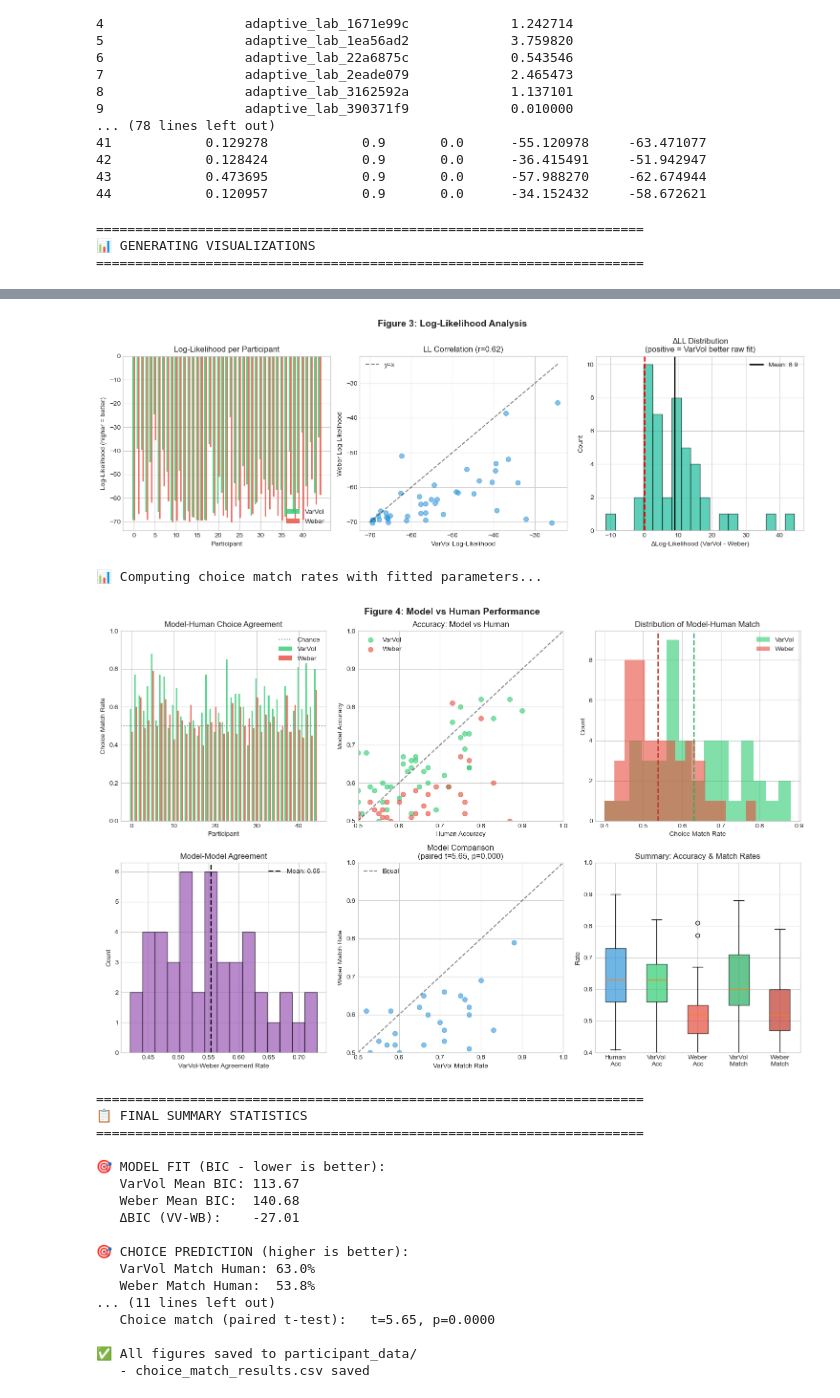
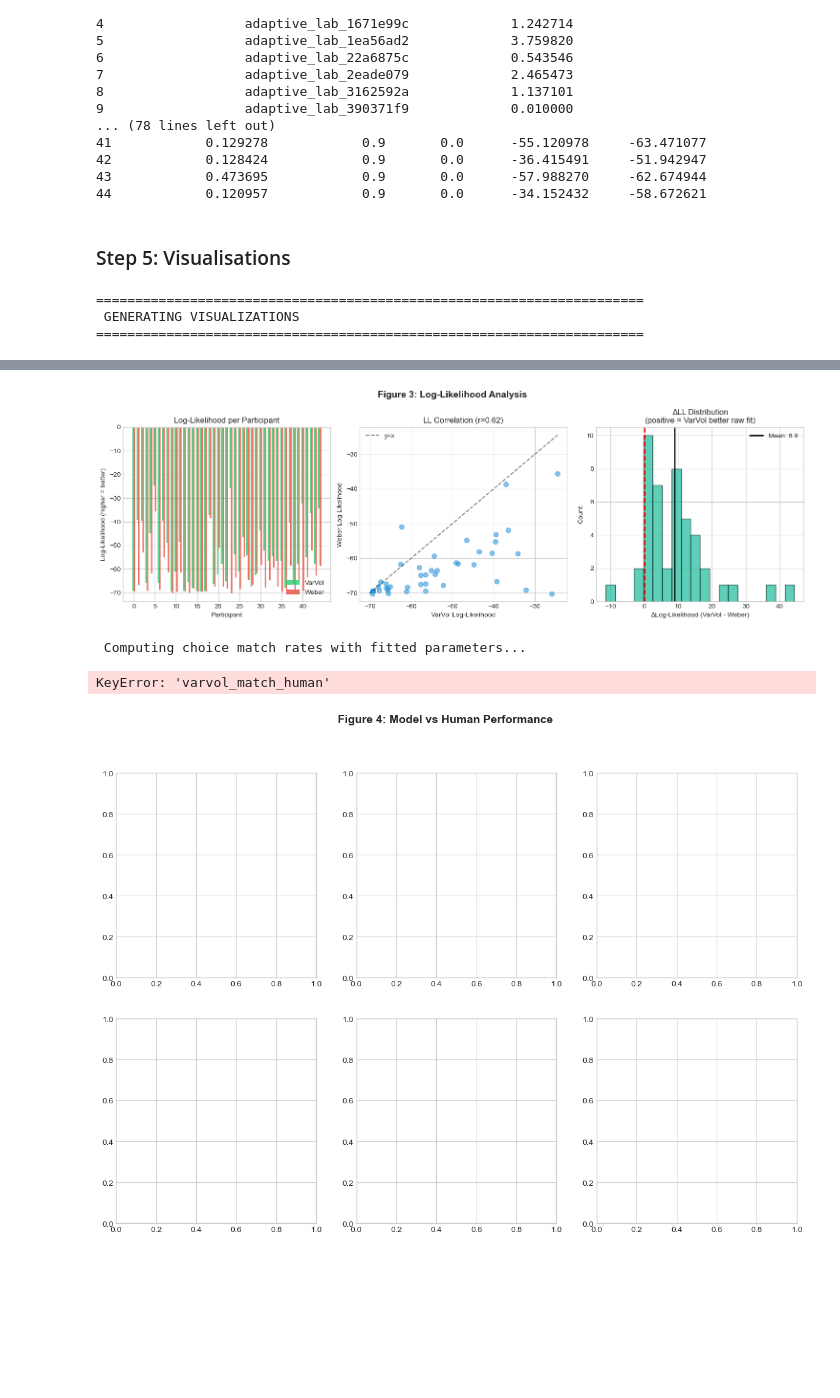
Before and after one commit to sascholle/neural-imprecision-for-volatility, a Jupyter notebook: findling_notebook/notebook_fitting.ipynb, the cells around one changed output, grey strips where cells are left out. Cells and saved outputs as stored; diff of their text form; code cells hidden in the pictures; blank space fills up the shorter version.

Commit message:
running fitting now

```diff
--- a/findling_notebook/notebook_fitting.ipynb
+++ b/findling_notebook/notebook_fitting.ipynb
@@ -1293,9 +1293,11 @@ Fitted parameters:
 42            0.128424            0.9       0.0      -36.415491     -51.942947
 43            0.473695            0.9       0.0      -57.988270     -62.674944
 44            0.120957            0.9       0.0      -34.152432     -58.672621
+# %% [markdown]
+### Step 5: Visualisations
 # %%
 # ============================================================
-# 📊 COMPREHENSIVE VISUALIZATIONS: Model Comparison
+#  COMPREHENSIVE VISUALIZATIONS: Model Comparison
 # ============================================================
 # Run this AFTER the MLE fitting cell completes!
 # Assumes `fitting_df` exists from the previous cell.
@@ -1306,10 +1308,10 @@ from scipy import stats
 
 # Check if fitting_df exists
 if 'fitting_df' not in dir():
-    print("❌ fitting_df not found! Run the MLE fitting cell first.")
+    print(" fitting_df not found! Run the MLE fitting cell first.")
 else:
     print("="*70)
-    print("📊 GENERATING VISUALIZATIONS")
+    print(" GENERATING VISUALIZATIONS")
     print("="*70)
 
     # Set up style
@@ -1464,11 +1466,11 @@ else:
     # ============================================================
     # FIGURE 4: Model vs Human - Choice Prediction
     # ============================================================
-    print("\n📊 Computing choice match rates with fitted parameters...")
+    print("\n Computing choice match rates with fitted parameters...")
 
     from pathlib import Path
 
-    DATA_DIR = Path('participant_data/extended_csvs')
+    DATA_DIR = Path('2.fitting_data/extended_csvs')
     csv_files = sorted(DATA_DIR.glob('*.csv'))
 
     choice_match_results = []
@@ -1640,61 +1642,45 @@ else:
     # Print Summary Statistics
     # ============================================================
     print("\n" + "="*70)
-    print("📋 FINAL SUMMARY STATISTICS")
+    print(" FINAL SUMMARY STATISTICS")
     print("="*70)
 
-    print("\n🎯 MODEL FIT (BIC - lower is better):")
+    print("\ MODEL FIT (BIC - lower is better):")
     print(f"   VarVol Mean BIC: {fitting_df['varvol_bic'].mean():.2f}")
     print(f"   Weber Mean BIC:  {fitting_df['weber_bic'].mean():.2f}")
     print(f"   ΔBIC (VV-WB):    {fitting_df['delta_bic'].mean():.2f}")
 
-    print("\n🎯 CHOICE PREDICTION (higher is better):")
+    print("\n CHOICE PREDICTION (higher is better):")
     print(f"   VarVol Match Human: {match_df['varvol_match_human'].mean():.1%}")
     print(f"   Weber Match Human:  {match_df['weber_match_human'].mean():.1%}")
 
-    print("\n🎯 TASK ACCURACY:")
+    print("\n TASK ACCURACY:")
     print(f"   Human Accuracy:   {match_df['human_accuracy'].mean():.1%}")
     print(f"   VarVol Accuracy:  {match_df['varvol_accuracy'].mean():.1%}")
     print(f"   Weber Accuracy:   {match_df['weber_accuracy'].mean():.1%}")
 
-    print("\n🎯 MODEL AGREEMENT:")
+    print("\n MODEL AGREEMENT:")
     print(f"   VarVol-Weber Agreement: {match_df['model_agreement'].mean():.1%}")
 
     # Statistical tests
-    print("\n🎯 STATISTICAL TESTS:")
+    print("\n STATISTICAL TESTS:")
     t_bic, p_bic = stats.ttest_rel(fitting_df['varvol_bic'], fitting_df['weber_bic'])
     t_match, p_match = stats.ttest_rel(match_df['varvol_match_human'], match_df['weber_match_human'])
     print(f"   BIC comparison (paired t-test): t={t_bic:.2f}, p={p_bic:.4f}")
     print(f"   Choice match (paired t-test):   t={t_match:.2f}, p={p_match:.4f}")
 
-    print("\n✅ All figures saved to participant_data/")
+    print("\n All figures saved to result_figures/ .")
 
     # Save match results
-    match_df.to_csv('participant_data/choice_match_results.csv', index=False)
+    match_df.to_csv('2.fitting_data/choice_match_results.csv', index=False)
     print("   - choice_match_results.csv saved")
 # %% [output]
 ======================================================================
-📊 GENERATING VISUALIZATIONS
+ GENERATING VISUALIZATIONS
 ======================================================================
 [figure]
 [figure]
 [figure]
-📊 Computing choice match rates with fitted parameters...
+ Computing choice match rates with fitted parameters...
+KeyError: 'varvol_match_human'
-[figure, old version]
+[figure, new version]
-======================================================================
-📋 FINAL SUMMARY STATISTICS
-======================================================================
-
-🎯 MODEL FIT (BIC - lower is better):
-   VarVol Mean BIC: 113.67
-   Weber Mean BIC:  140.68
-   ΔBIC (VV-WB):    -27.01
-
-🎯 CHOICE PREDICTION (higher is better):
-   VarVol Match Human: 63.0%
-   Weber Match Human:  53.8%
-... (11 lines left out)
-   Choice match (paired t-test):   t=5.65, p=0.0000
-
-✅ All figures saved to participant_data/
-   - choice_match_results.csv saved
```
Also changed, not shown: parts of 3 cells of this notebook, 1 other file.
